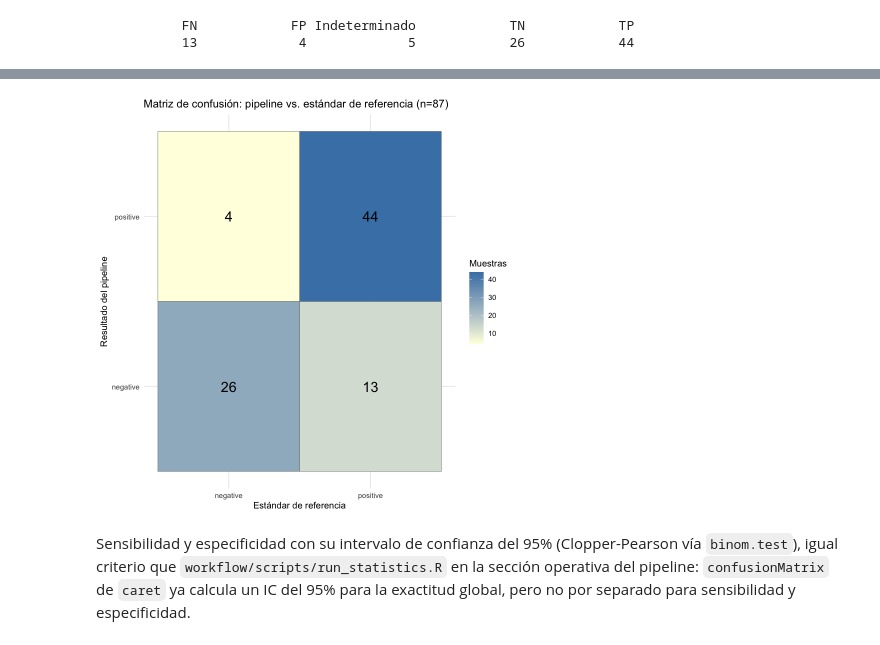
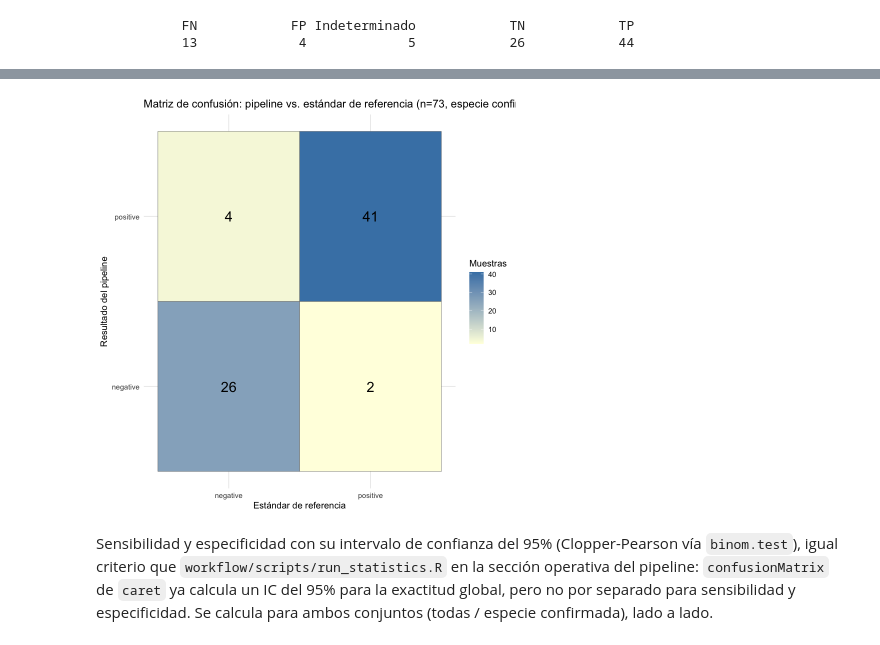
Before and after one commit to angeldmar/Pipeline-Resistencia-Cefalosporinas, a Jupyter notebook: validacion_estadistica/notebooks/validacion_estadistica.ipynb, the cells around one changed output, grey strips where cells are left out. Drawn from its saved outputs; the diff is of its cells as text; code cells hidden in the pictures.

```diff
--- a/validacion_estadistica/notebooks/validacion_estadistica.ipynb
+++ b/validacion_estadistica/notebooks/validacion_estadistica.ipynb
@@ -136,0 +151,13 @@ Prediction negative positive
+# %%
+evaluable_all <- subset(validation_summary, confusion_category != "Indeterminado")
+evaluable_all$reference_status <- factor(evaluable_all$reference_status, levels = c("negative", "positive"))
+evaluable_all$pipeline_status <- factor(evaluable_all$pipeline_status, levels = c("negative", "positive"))
+confusion_all <- confusionMatrix(evaluable_all$pipeline_status, evaluable_all$reference_status, positive = "positive")
+
+evaluable_confirmed <- subset(validation_summary, confusion_category != "Indeterminado" & species_check != "otra_especie")
+evaluable_confirmed$reference_status <- factor(evaluable_confirmed$reference_status, levels = c("negative", "positive"))
+evaluable_confirmed$pipeline_status <- factor(evaluable_confirmed$pipeline_status, levels = c("negative", "positive"))
+confusion_confirmed <- confusionMatrix(evaluable_confirmed$pipeline_status, evaluable_confirmed$reference_status, positive = "positive")
+capture.output(confusion_confirmed, file = file.path(stats_dir, "confusion_matrix.txt"))
+
+confusion_confirmed
@@ -137,20 +182,20 @@ Prediction negative positive
 # %%
-contingency_table <- as.data.frame(confusion_result$table)
+contingency_table <- as.data.frame(confusion_confirmed$table)
 colnames(contingency_table) <- c("pipeline_status", "reference_status", "count")
 write_csv(contingency_table, file.path(stats_dir, "contingency_table.csv"))
 
 confusion_matrix_plot <- ggplot(contingency_table, aes(x = reference_status, y = pipeline_status, fill = count)) +
   geom_tile(color = "grey40") +
   geom_text(aes(label = count), color = "black", size = 6) +
   scale_fill_gradient(low = "lightyellow", high = "steelblue") +
-  labs(title = "Matriz de confusión: pipeline vs. estándar de referencia (n=87)", x = "Estándar de referencia", y = "Resultado del pipeline", fill = "Muestras") +
+  labs(title = "Matriz de confusión: pipeline vs. estándar de referencia (n=73, especie confirmada)", x = "Estándar de referencia", y = "Resultado del pipeline", fill = "Muestras") +
   theme_minimal()
 ggsave(file.path(plots_dir, "confusion_matrix_heatmap.png"), confusion_matrix_plot, width = 6, height = 5)
 confusion_matrix_plot
 # %% [output]
-[figure, old version]
+[figure, new version]
 # %% [markdown]
-Sensibilidad y especificidad con su intervalo de confianza del 95% (Clopper-Pearson vía `binom.test`), igual criterio que `workflow/scripts/run_statistics.R` en la sección operativa del pipeline: `confusionMatrix` de `caret` ya calcula un IC del 95% para la exactitud global, pero no por separado para sensibilidad y especificidad.
+Sensibilidad y especificidad con su intervalo de confianza del 95% (Clopper-Pearson vía `binom.test`), igual criterio que `workflow/scripts/run_statistics.R` en la sección operativa del pipeline: `confusionMatrix` de `caret` ya calcula un IC del 95% para la exactitud global, pero no por separado para sensibilidad y especificidad. Se calcula para ambos conjuntos (todas / especie confirmada), lado a lado.
 # %%
 compute_rate_with_ci <- function(successes, total) {
   if (total == 0) return(list(estimate = NA_real_, ci_lower = NA_real_, ci_upper = NA_real_))
```
Also changed, not shown: parts of 13 cells of this notebook, 4 other files.
